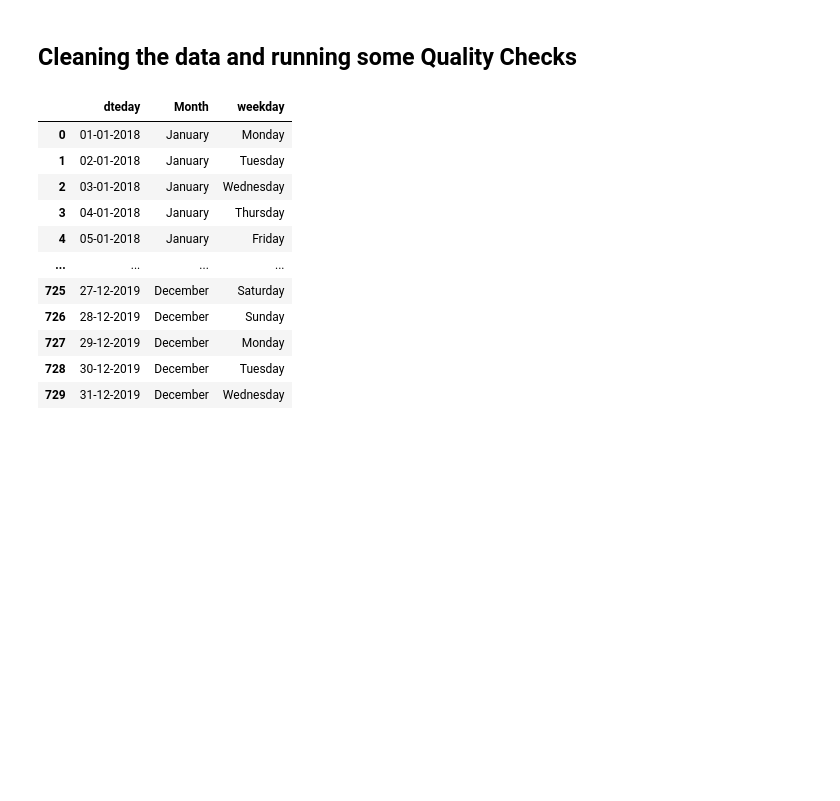
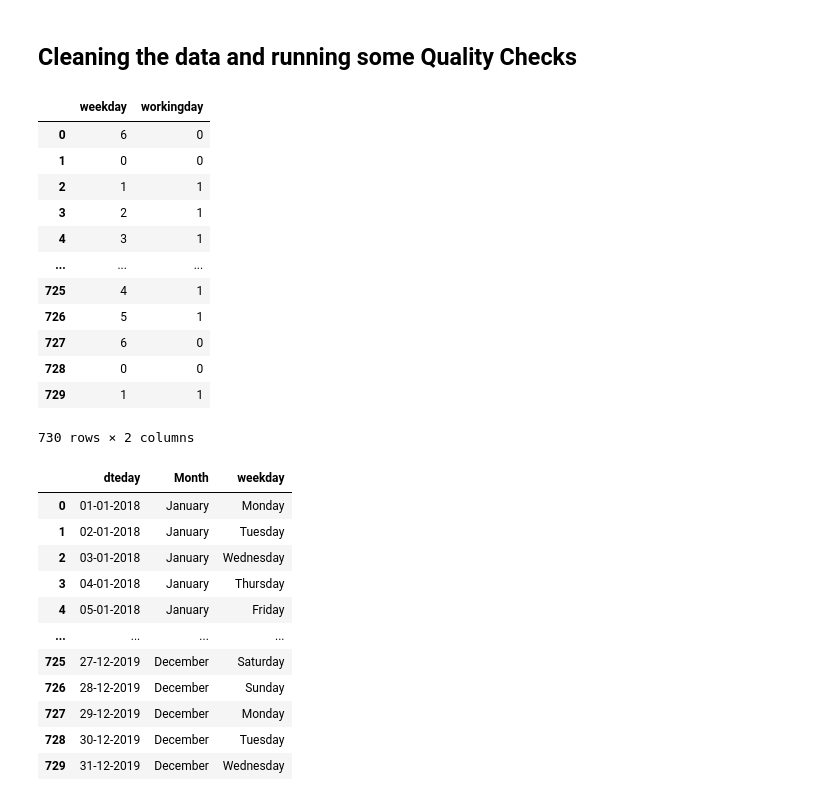
Before and after one commit to basil-16/BikeSharingAssignment, a Jupyter notebook: BikeSharingAssignment.ipynb, the cells around one changed output. Drawn from its saved outputs; the diff is of its cells as text; code cells hidden in the pictures; blank space fills up the shorter version.

```diff
--- a/BikeSharingAssignment.ipynb
+++ b/BikeSharingAssignment.ipynb
@@ -104,0 +104,16 @@ dtype: int64
+# %%
+data[["weekday", "workingday"]]
+# %% [output]
+|  | weekday | workingday |
+| 0 | 6 | 0 |
+| 1 | 0 | 0 |
+| 2 | 1 | 1 |
+| 3 | 2 | 1 |
+| 4 | 3 | 1 |
+| ... | ... | ... |
+| 725 | 4 | 1 |
+| 726 | 5 | 1 |
+| 727 | 6 | 0 |
+| 728 | 0 | 0 |
+| 729 | 1 | 1 |
+730 rows × 2 columns
```
Also changed, not shown: parts of 18 cells of this notebook.
